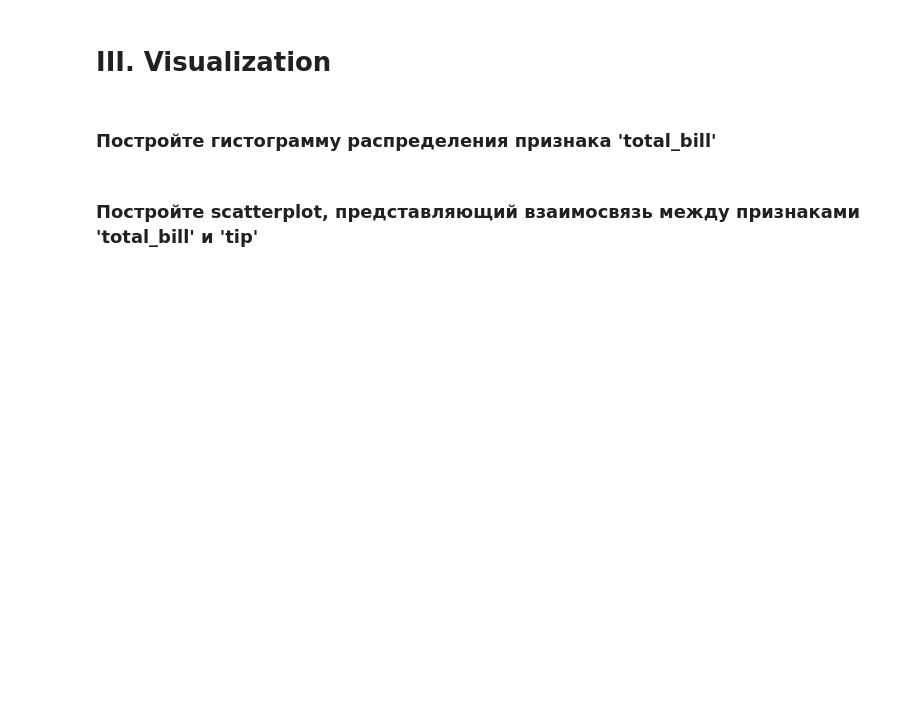
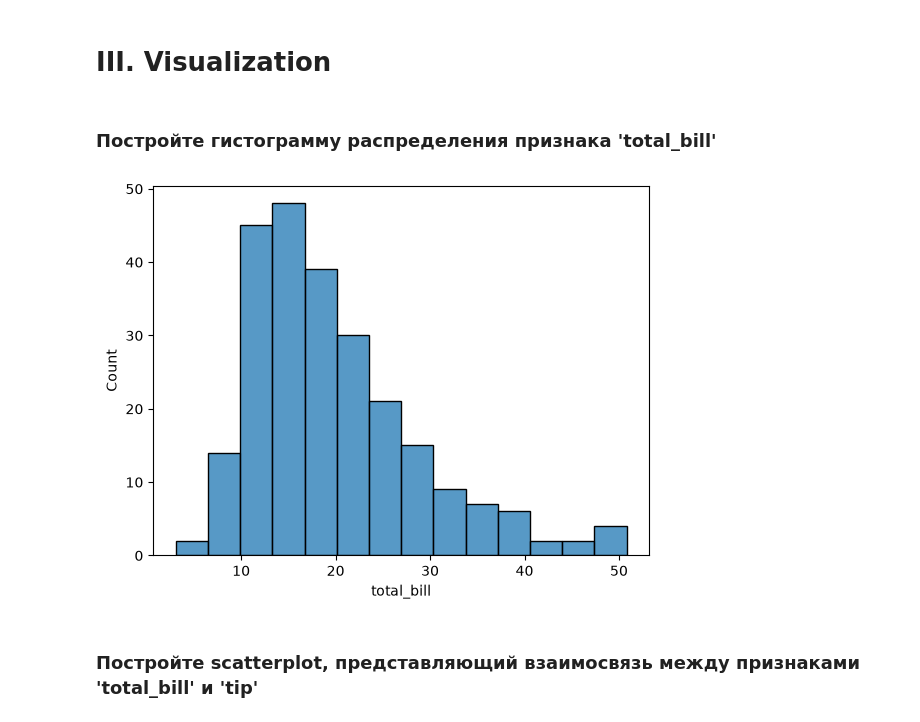
Before and after one commit to DZharenko/OTUS_homework_zharenko, a Jupyter notebook: dz_7/homework_07/homework_07.ipynb, the cells around one changed output. Saved outputs shown, nothing was run; the diff lists cells and outputs as text; code cells hidden in the pictures; blank space fills up the shorter version.

```diff
--- a/dz_7/homework_07/homework_07.ipynb
+++ b/dz_7/homework_07/homework_07.ipynb
@@ -121,2 +121,4 @@ array([[-1.4969407 , -0.66422721,  1.20094049,  1.56423781,  0.29483324,
+# %%
+tips = sns.load_dataset('tips')
 # %% [markdown]
 ### Посмотрите на первые 5 строчек
@@ -156,0 +211,3 @@ array([[-1.4969407 , -0.66422721,  1.20094049,  1.56423781,  0.29483324,
+# %%
+tips['smoker'] = tips['smoker'].map({'No': 0, 'Yes': 1})
+tips.head(200)
@@ -163,2 +232,9 @@ array([[-1.4969407 , -0.66422721,  1.20094049,  1.56423781,  0.29483324,
+# %%
+sns.histplot(
+    data=tips,
+    x='total_bill',
+);
+# %% [output]
+[figure, added]
 # %% [markdown]
 ### Постройте scatterplot, представляющий взаимосвязь между признаками 'total_bill' и 'tip'
```
Also changed, not shown: parts of 37 cells of this notebook, 1 other file.
